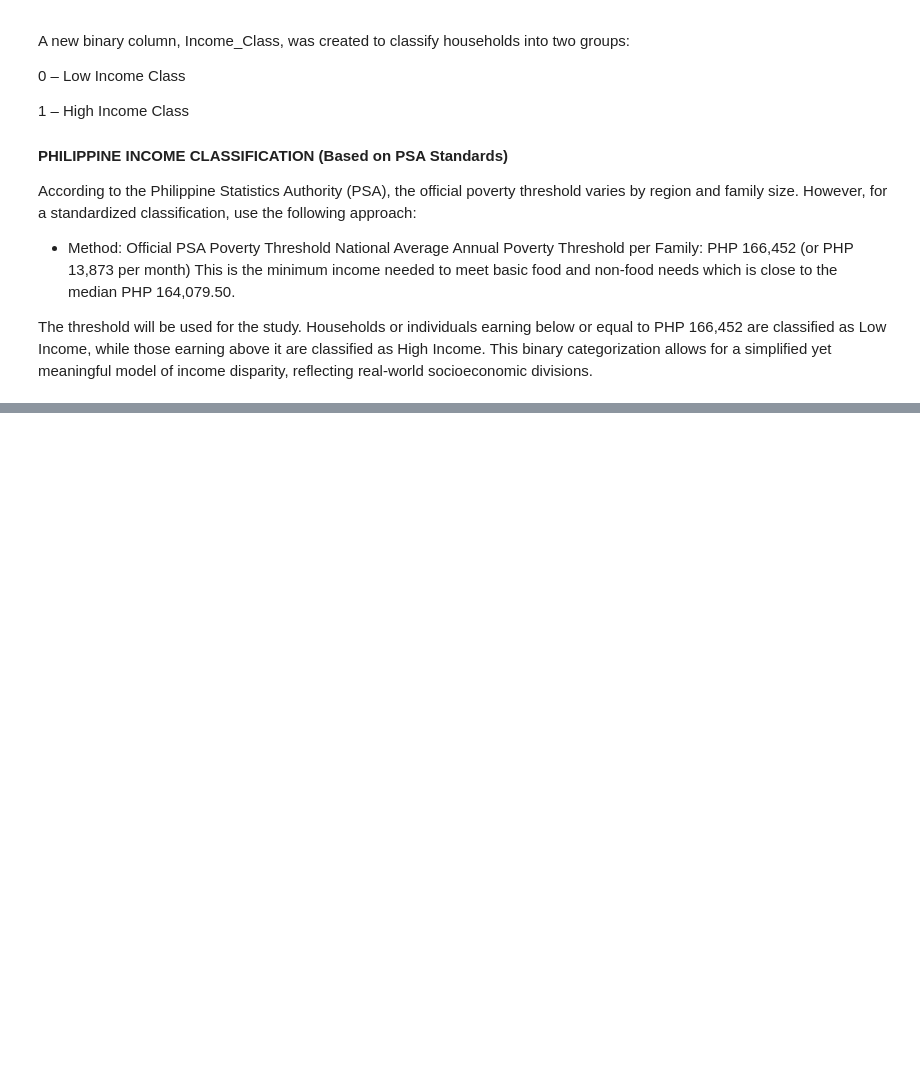
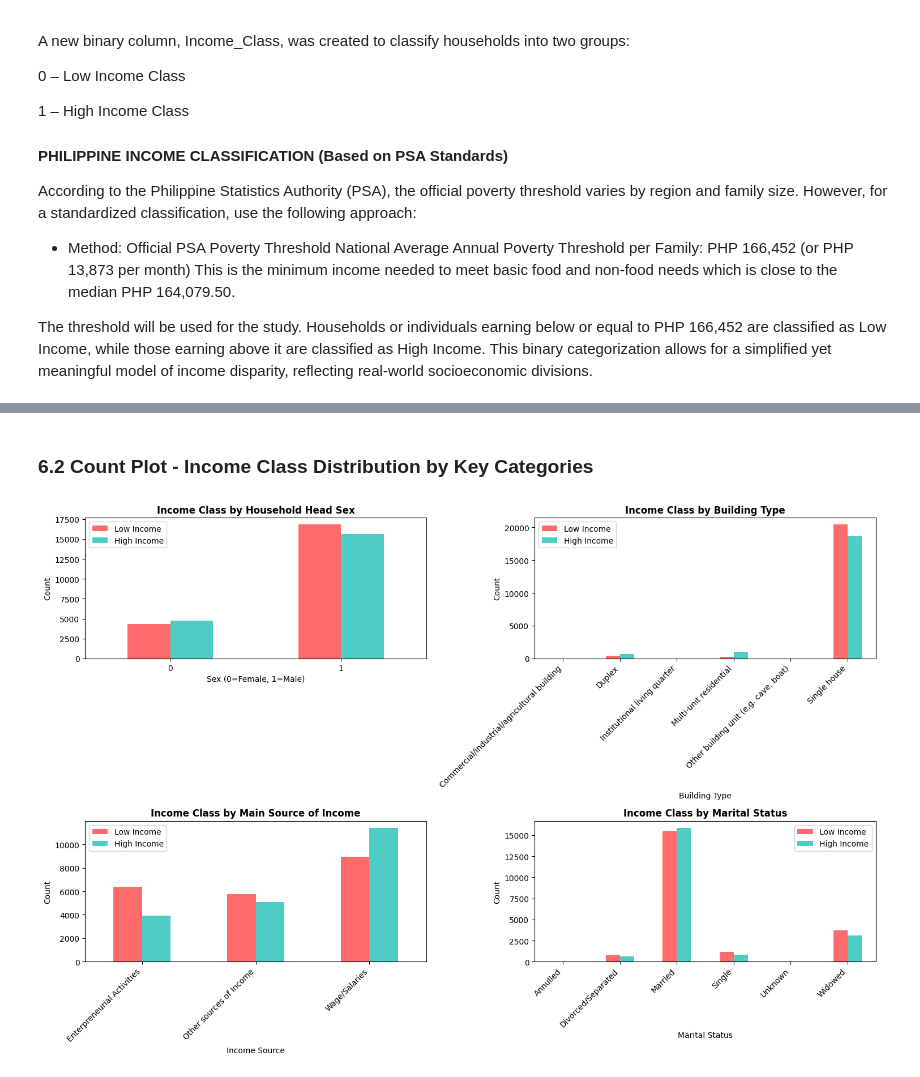
Before and after one commit to MJTeopaco/IS_Machine_Learning, a Jupyter notebook: classification/06_Act_Classification.ipynb, the cells around one changed output, grey strips where cells are left out. Drawn from its saved outputs; the diff is of its cells as text; code cells hidden in the pictures; blank space fills up the shorter version.

```diff
--- a/classification/06_Act_Classification.ipynb
+++ b/classification/06_Act_Classification.ipynb
@@ -558,0 +598,70 @@ df.to_csv('Cleaned_Family_Income_and_Expenditure.csv', index=False)
+# %% [markdown]
+### 6.2 Count Plot - Income Class Distribution by Key Categories
+# %%
+# Count plot for Income Class by Main Source of Income
+fig, axes = plt.subplots(2, 2, figsize=(15, 10))
+
+# 1. Income Class by Household Head Sex
+income_sex = df.groupby(['Household Head Sex', 'Income_Class']).size().unstack()
+income_sex.plot(kind='bar', ax=axes[0, 0], color=['#FF6B6B', '#4ECDC4'])
+axes[0, 0].set_title('Income Class by Household Head Sex', fontsize=12, fontweight='bold')
+axes[0, 0].set_xlabel('Sex (0=Female, 1=Male)')
+axes[0, 0].set_ylabel('Count')
+axes[0, 0].legend(['Low Income', 'High Income'])
+axes[0, 0].tick_params(axis='x', rotation=0)
+
+# 2. Income Class by Type of Building/House
+building_cols = [col for col in df.columns if col.startswith('Type of Building/House_')]
+building_data = []
+for col in building_cols:
+    building_type = col.replace('Type of Building/House_', '')
+    low_count = df[df['Income_Class'] == 0][col].sum()
+    high_count = df[df['Income_Class'] == 1][col].sum()
+    building_data.append({'Type': building_type, 'Low Income': low_count, 'High Income': high_count})
+
+building_df = pd.DataFrame(building_data)
+building_df.plot(x='Type', kind='bar', ax=axes[0, 1], color=['#FF6B6B', '#4ECDC4'])
+axes[0, 1].set_title('Income Class by Building Type', fontsize=12, fontweight='bold')
+axes[0, 1].set_xlabel('Building Type')
+axes[0, 1].set_ylabel('Count')
+axes[0, 1].legend(['Low Income', 'High Income'])
+plt.setp(axes[0, 1].xaxis.get_majorticklabels(), rotation=45, ha='right')
+
+# 3. Income Class by Main Source of Income
+income_source_cols = [col for col in df.columns if col.startswith('Main Source of Income_')]
+source_data = []
+for col in income_source_cols:
+    source_type = col.replace('Main Source of Income_', '')
+    low_count = df[df['Income_Class'] == 0][col].sum()
+    high_count = df[df['Income_Class'] == 1][col].sum()
+    source_data.append({'Source': source_type, 'Low Income': low_count, 'High Income': high_count})
+
+source_df = pd.DataFrame(source_data)
+source_df.plot(x='Source', kind='bar', ax=axes[1, 0], color=['#FF6B6B', '#4ECDC4'])
+axes[1, 0].set_title('Income Class by Main Source of Income', fontsize=12, fontweight='bold')
+axes[1, 0].set_xlabel('Income Source')
+axes[1, 0].set_ylabel('Count')
+axes[1, 0].legend(['Low Income', 'High Income'])
+plt.setp(axes[1, 0].xaxis.get_majorticklabels(), rotation=45, ha='right')
+
+# 4. Income Class by Household Head Marital Status
+marital_cols = [col for col in df.columns if col.startswith('Household Head Marital Status_')]
+marital_data = []
+for col in marital_cols:
+    marital_type = col.replace('Household Head Marital Status_', '')
+    low_count = df[df['Income_Class'] == 0][col].sum()
+    high_count = df[df['Income_Class'] == 1][col].sum()
+    marital_data.append({'Status': marital_type, 'Low Income': low_count, 'High Income': high_count})
+
+marital_df = pd.DataFrame(marital_data)
+marital_df.plot(x='Status', kind='bar', ax=axes[1, 1], color=['#FF6B6B', '#4ECDC4'])
+axes[1, 1].set_title('Income Class by Marital Status', fontsize=12, fontweight='bold')
+axes[1, 1].set_xlabel('Marital Status')
+axes[1, 1].set_ylabel('Count')
+axes[1, 1].legend(['Low Income', 'High Income'])
+plt.setp(axes[1, 1].xaxis.get_majorticklabels(), rotation=45, ha='right')
+
+plt.tight_layout()
+plt.show()
+# %% [output]
+[figure, added]
```
Also changed, not shown: parts of 23 cells of this notebook.
